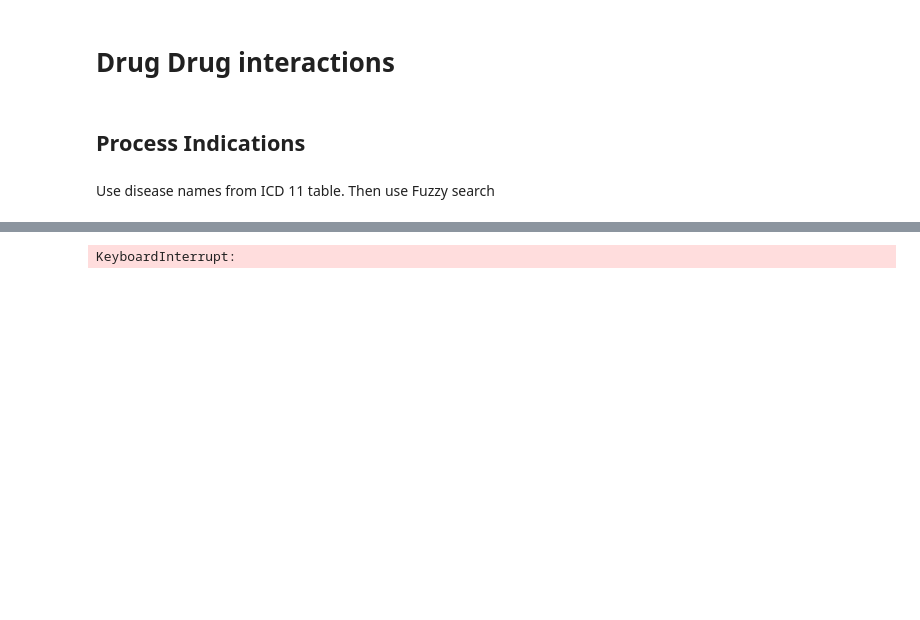
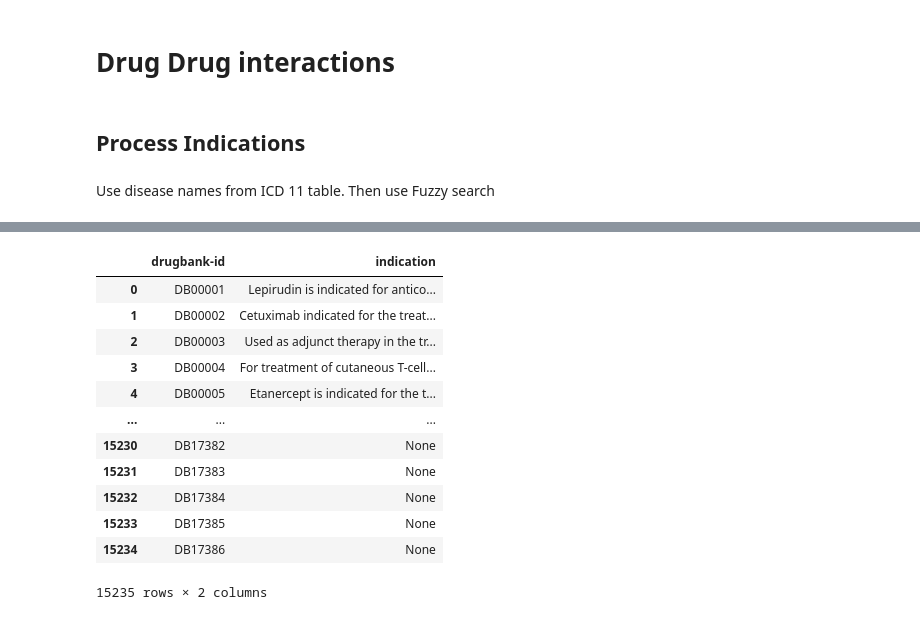
Before and after one commit to rangan2510/InteractDb-rc2, a Jupyter notebook: parser/drugbank-parser-rc2.ipynb, the cells around one changed output, grey strips where cells are left out. Cells and saved outputs as stored; diff of their text form; code cells hidden in the pictures; blank space fills up the shorter version.

Commit message:
completed drug processing

```diff
--- a/parser/drugbank-parser-rc2.ipynb
+++ b/parser/drugbank-parser-rc2.ipynb
@@ -496,18 +512,37 @@ search_terms = search_terms.split("\n")
 # %%
 drug_indications = []
 
 for obj in dat:
     # drugbank-id
     try:
         k,v = obj['drugbank-id'][0].items()
         id = v[1]
     except:
         id = obj['drugbank-id']['#text']
 
     indication = obj['indication']
     drug_indications.append(
         {
         'drugbank-id':id,
         'indication':indication
         }
     )
+
+indications_df = pd.DataFrame(drug_indications)
+#indications_df.to_clipboard()
+
+indications_df
+# %% [output]
+|  | drugbank-id | indication |
+| 0 | DB00001 | Lepirudin is indicated for antico... |
+| 1 | DB00002 | Cetuximab indicated for the treat... |
+| 2 | DB00003 | Used as adjunct therapy in the tr... |
+| 3 | DB00004 | For treatment of cutaneous T-cell... |
+| 4 | DB00005 | Etanercept is indicated for the t... |
+| ... | ... | ... |
+| 15230 | DB17382 | None |
+| 15231 | DB17383 | None |
+| 15232 | DB17384 | None |
+| 15233 | DB17385 | None |
+| 15234 | DB17386 | None |
+15235 rows × 2 columns
@@ -518,20 +550,22 @@ indications_df.to_clipboard()
 #run on different system
 drug_diseases = []
 
-threshold = 99
+threshold = 70
 
 for idx, row in tqdm(indications_df.iterrows(), total=len(indications_df)):
-    for s in search_terms:
-        value = fuzz.token_set_ratio(s, row['indication'])
+    for s_idx, s_row in search_terms_df.iterrows():
+        search_term = s_row["diseaseName"]
+        value = fuzz.token_set_ratio(search_term, row['indication'])
         if value > threshold:
             drug_diseases.append(
                 {
                 'drugbank-id':row['drugbank-id'],
                 'indication':row['indication'],
-                'disease-title':s,
+                'disease-title':search_term,
+                'disease-type':s_row['type'],
+                'MeSH-tree':s_row['MeSH_tree_number'],
+                'disease-category':s_row['MeSH_heading'],
                 'match-score':value
                 }
             )
-# %% [output]
-KeyboardInterrupt:
 # %%
```
Also changed, not shown: parts of 5 cells of this notebook, 15 other files.
